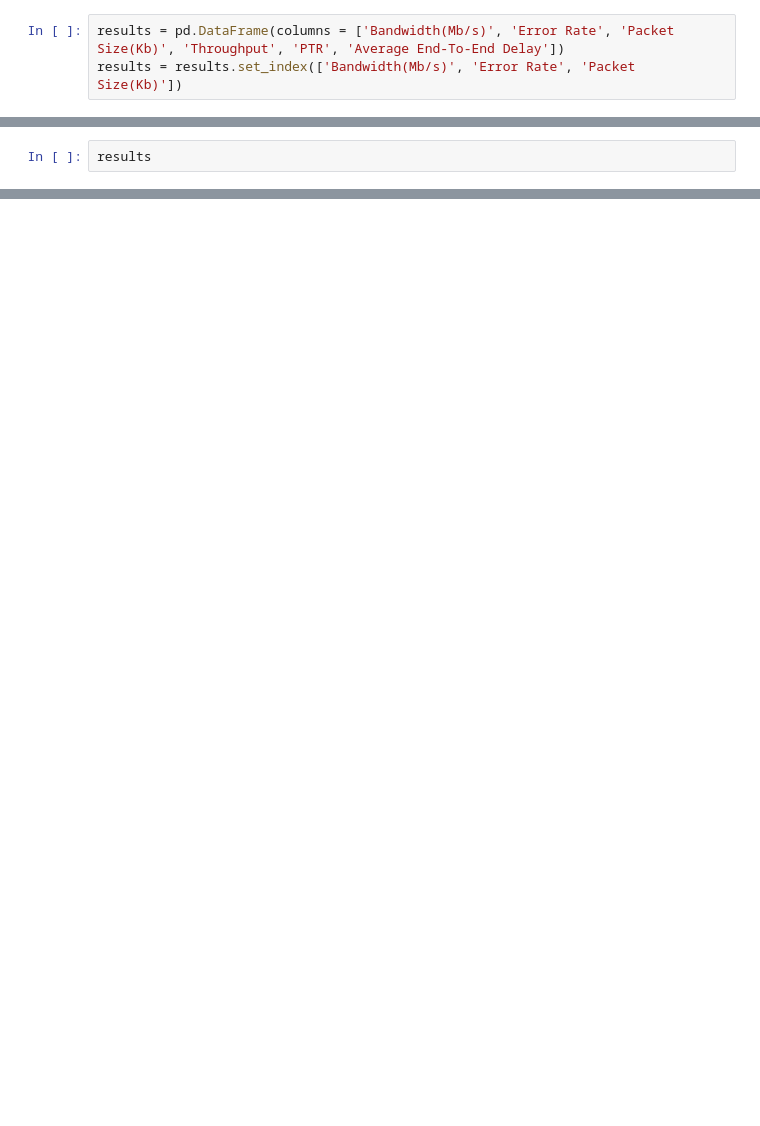
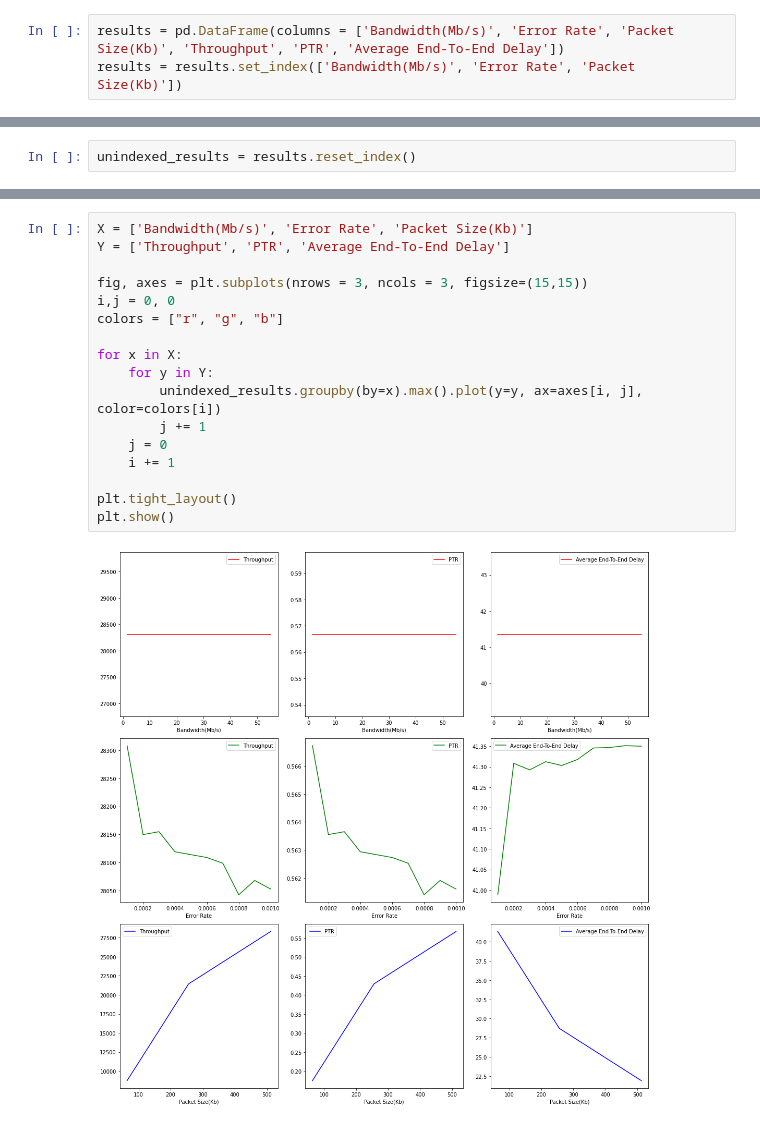
Before and after one commit to tahafkh/CN, a Jupyter notebook: Wireless-Network/Network_Analyzer.ipynb, the cells around one changed output, grey strips where cells are left out. Saved outputs shown, nothing was run; the diff lists cells and outputs as text; blank space fills up the shorter version.

```diff
--- a/Wireless-Network/Network_Analyzer.ipynb
+++ b/Wireless-Network/Network_Analyzer.ipynb
@@ -93,2 +188,2 @@ run()
 # %%
-results
+unindexed_results = results.reset_index()
@@ -94,0 +200,19 @@ results
+# %%
+X = ['Bandwidth(Mb/s)', 'Error Rate', 'Packet Size(Kb)']
+Y = ['Throughput', 'PTR', 'Average End-To-End Delay']
+
+fig, axes = plt.subplots(nrows = 3, ncols = 3, figsize=(15,15))
+i,j = 0, 0
+colors = ["r", "g", "b"]
+
+for x in X:
+    for y in Y:
+        unindexed_results.groupby(by=x).max().plot(y=y, ax=axes[i, j], color=colors[i])
+        j += 1
+    j = 0
+    i += 1
+
+plt.tight_layout()
+plt.show()
+# %% [output]
+[figure, added]
```
Also changed, not shown: parts of 16 cells of this notebook, 1 other file.
